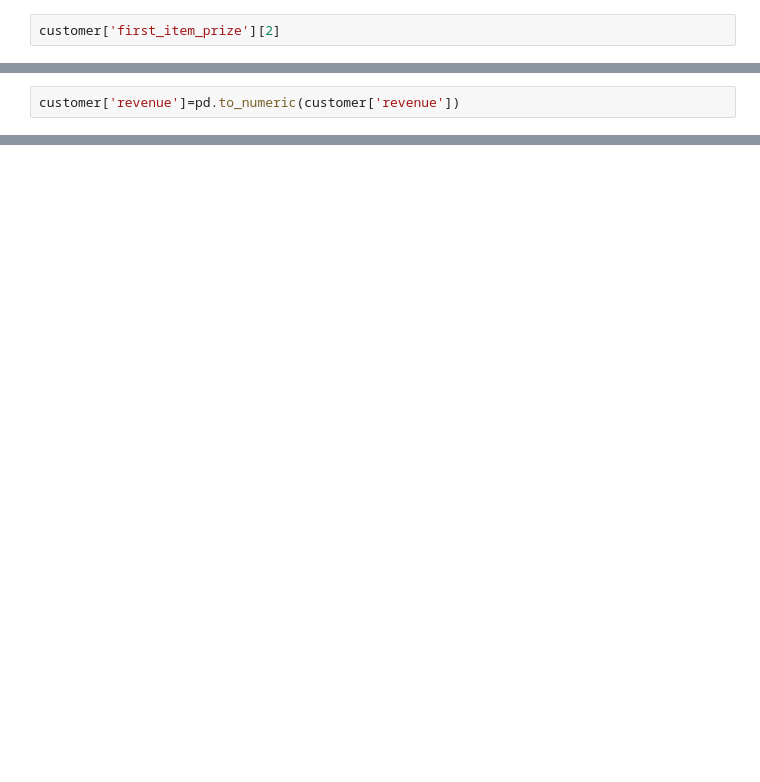
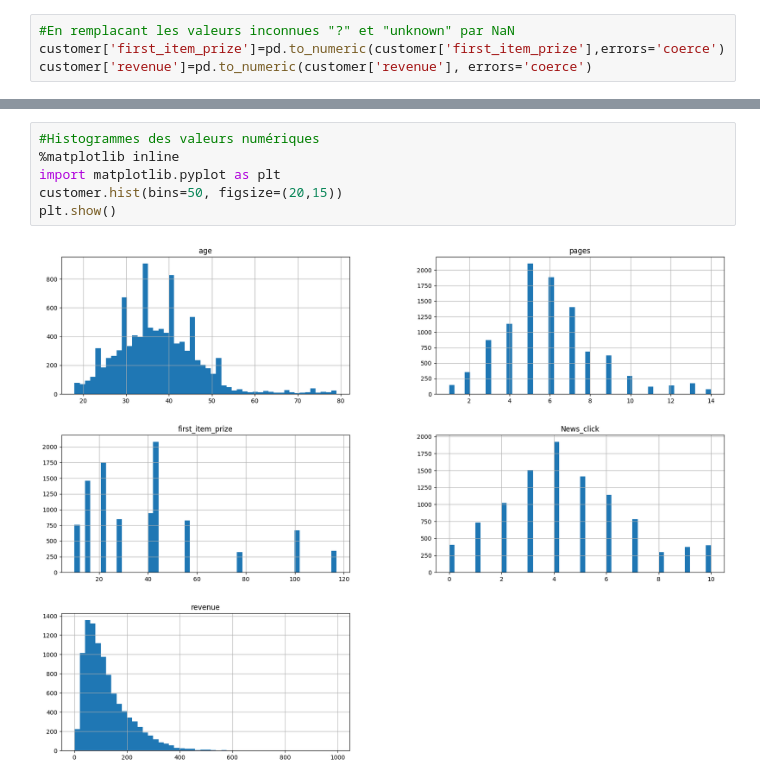
Before and after one commit to Marie-AnneRandria/Projet_Apprentissage_Machine_Analyse_Exploratoire_des_donnees, a Jupyter notebook: Devoir1.ipynb, the cells around one changed output, grey strips where cells are left out. Drawn from its saved outputs; the diff is of its cells as text; blank space fills up the shorter version.

```diff
--- a/Devoir1.ipynb
+++ b/Devoir1.ipynb
@@ -58,2 +57,4 @@ Il y a 10 000 observations. Le type de la variable `revenue` est représenté pa
 # %%
-customer['first_item_prize'][2]
+#En remplacant les valeurs inconnues "?" et "unknown" par NaN
+customer['first_item_prize']=pd.to_numeric(customer['first_item_prize'],errors='coerce')
+customer['revenue']=pd.to_numeric(customer['revenue'], errors='coerce')
@@ -62,2 +60,0 @@ customer['first_item_prize'][2]
-# %%
-customer['revenue']=pd.to_numeric(customer['revenue'])
@@ -81,0 +93,8 @@ customer.describe()
+# %%
+#Histogrammes des valeurs numériques
+%matplotlib inline
+import matplotlib.pyplot as plt
+customer.hist(bins=50, figsize=(20,15))
+plt.show()
+# %% [output]
+[figure, added]
```
Also changed, not shown: parts of 41 cells of this notebook.
